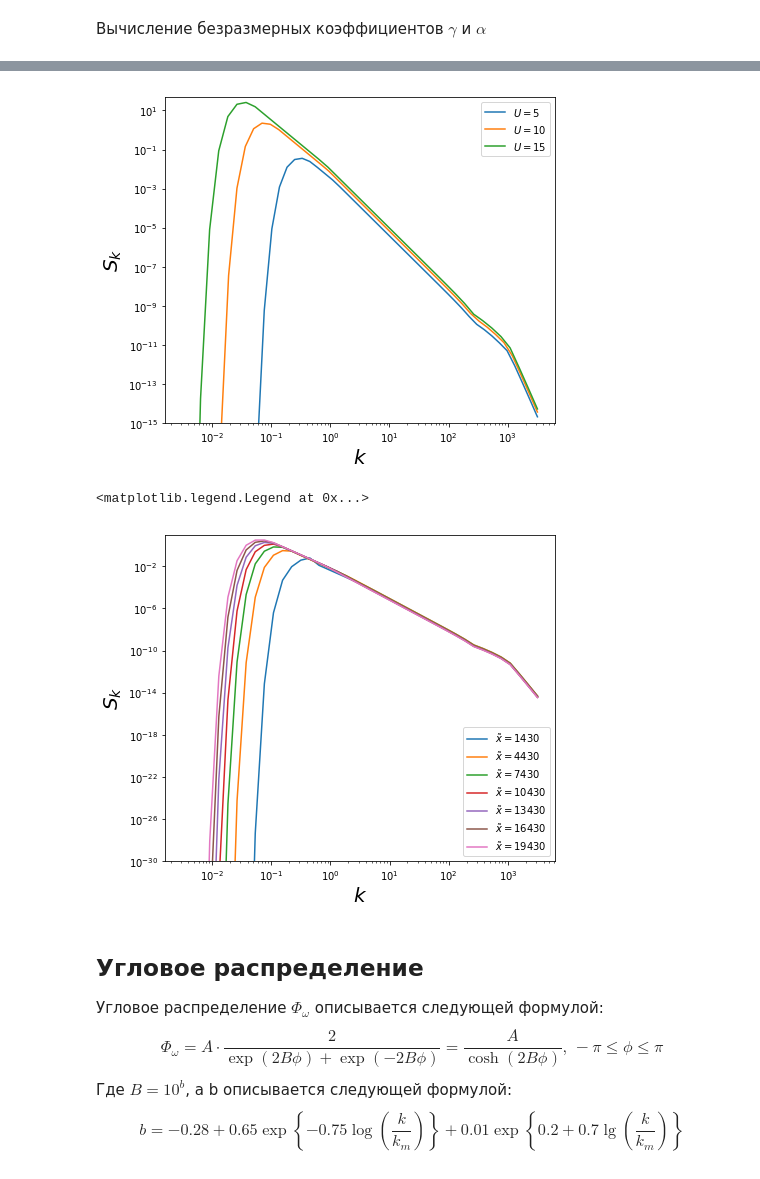
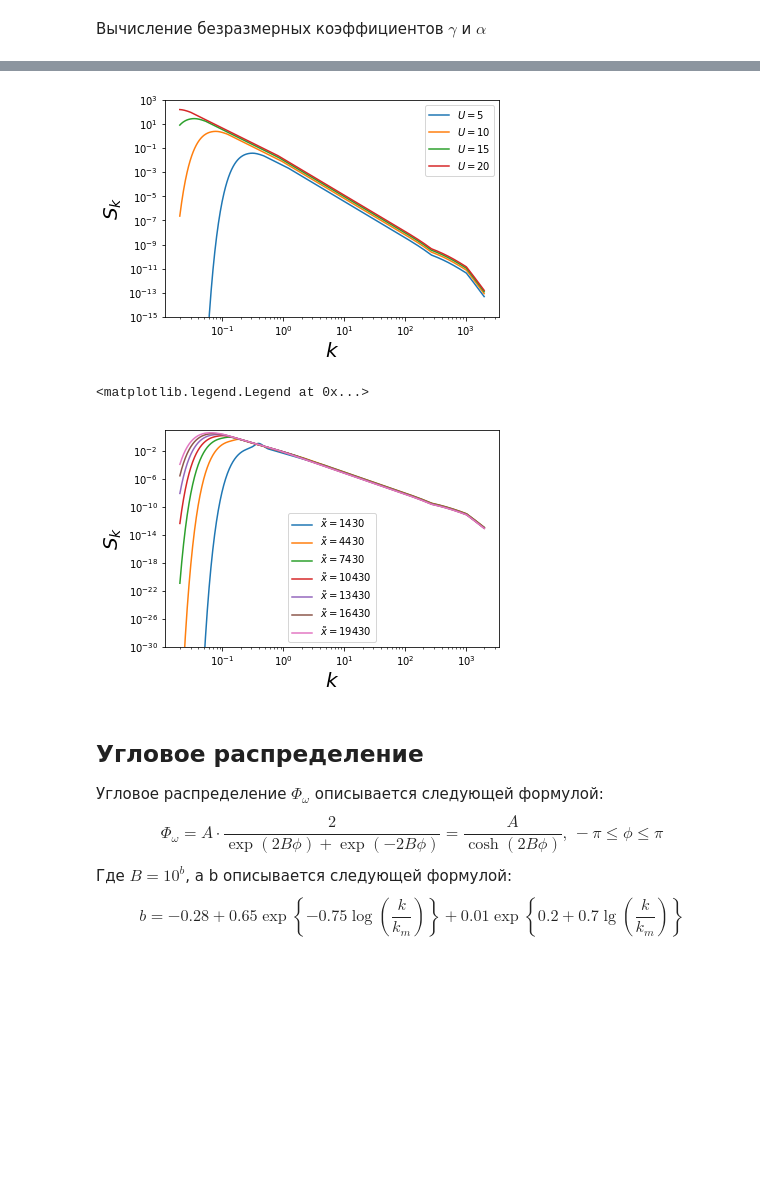
Before and after one commit to KirillPonur/water, a Jupyter notebook: k-model-v1.0.ipynb, the cells around one changed output, grey strips where cells are left out. Cells and saved outputs as stored; diff of their text form; code cells hidden in the pictures; blank space fills up the shorter version.

```diff
--- a/k-model-v1.0.ipynb
+++ b/k-model-v1.0.ipynb
@@ -235,34 +235,39 @@ loglog(k,k**3*S)
 # %%
 x=15000
 
 U10=5
-k=logspace(-1.5,3.5,10*4)
+k=logspace(log10(k[0]),log10(k[-1]),1000)
 C=full_spectrum(k,x)
 loglog(k,C,label='$U=5$')
 
 U10=10
-k=logspace(-2,3.5,10*4)
+k=logspace(log10(k[0]),log10(k[-1]),1000)
 C=full_spectrum(k,x)
 loglog(k,C,label='$U=10$')
 
 U10=15
-k=logspace(-2.5,3.5,10*4)
+k=logspace(log10(k[0]),log10(k[-1]),1000)
 C=full_spectrum(k,x)
 loglog(k,C,label='$U=15$')
 
+U10=20
+k=logspace(log10(k[0]),log10(k[-1]),1000)
+C=full_spectrum(k,x)
+loglog(k,C,label='$U=20$')
 legend()
+
 xlabel('$k$')
 ylabel('$S_{k}$')
-ylim((10**(-15),50))
+ylim((10**(-15),1000))
 show()
 # %% [output]
-[figure, old version]
+[figure, new version]
 # %%
 xx=arange(1430,20000,3000)
 U10=10
 for n in xx:
     x=n
-    k=logspace(-2.5,3.5,10*4)
+    k=logspace(log10(k[0]),log10(k[-1]),1000)
     C=full_spectrum(k,n)
     loglog(k,C,label='$\\~{x}=$'+'{0}'.format(x))
 
@@ -272,7 +277,7 @@ ylabel('$S_{k}$')
 legend()
 # %% [output]
 <matplotlib.legend.Legend at 0x...>
-[figure, old version]
+[figure, new version]
 # %% [markdown]
 ## Угловое распределение
 Угловое распределение $\Phi_{\omega}$ описывается следующей формулой:
```
Also changed, not shown: parts of 17 cells of this notebook, 3 other files.
